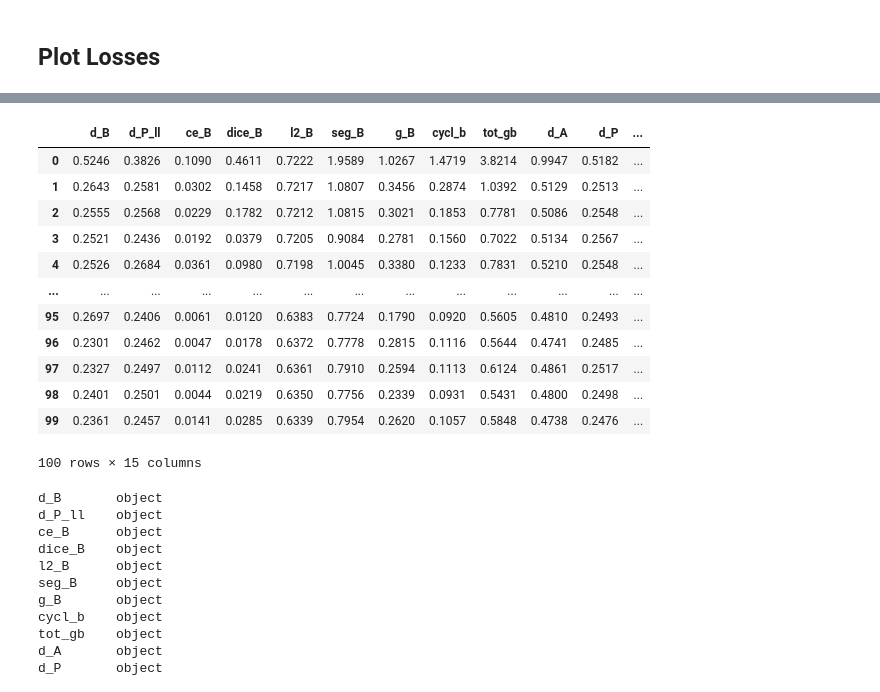
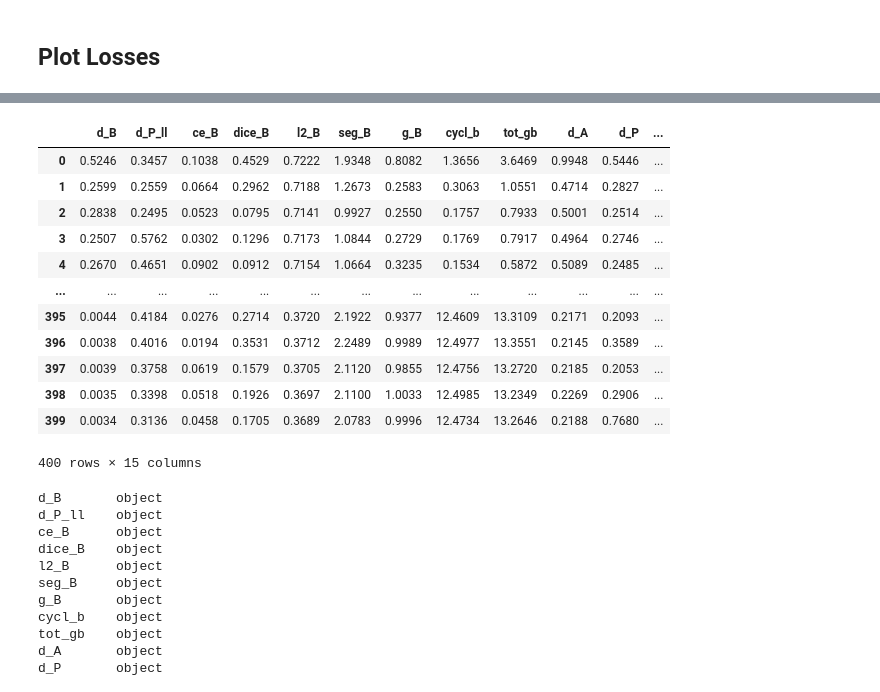
Before and after one commit to 2Falx/SIFA, a Jupyter notebook: SIFA_Implementation_Tf2-.ipynb, the cells around one changed output, grey strips where cells are left out. Drawn from its saved outputs; the diff is of its cells as text; code cells hidden in the pictures.

```diff
--- a/SIFA_Implementation_Tf2-.ipynb
+++ b/SIFA_Implementation_Tf2-.ipynb
@@ -796,6 +779,6 @@ Image(url="vessel_result.png")
 import os
 import pandas as pd
 #Change "date" according to the name of the wanted output
-date = "20220625-122709"
+date = "20220615-113621"
 path = os.path.join(os.getcwd(),"output",date,"losses")
 # %% [output]
@@ -891,32 +859,33 @@ with open("loss_path.txt","r") as files_list:
 # %%
 import pandas as pd
 #Select a file from the above list
-file_name = "./SIFA/output/20220625-122709/losses/tot_losses.csv"
+file_name = "./SIFA/output/20220615-113621/losses/tot_losses.csv"
+#file_name = "./SIFA/output/{date}/losses/tot_losses.csv"
 df = pd.DataFrame(columns = ['d_B', 'd_P_ll', 'ce_B', 'dice_B', 'l2_B', 'seg_B', 'g_B', 'cycl_b', 'tot_gb', 'd_A', 'd_P', 'g_A', 'cycl_a', 'tot_ga', 'iter#'])
 
 with open(file_name,"r") as f:
     for i,line in enumerate(f):
         line = preprocess_line(line)
         line = line.split(",")
         if i!=0:
             df.loc[len(df)] = line
 
 
 df
 # %% [output]
 |  | d_B | d_P_ll | ce_B | dice_B | l2_B | seg_B | g_B | cycl_b | tot_gb | d_A | d_P | ... |
-| 0 | 0.5246 | 0.3826 | 0.1090 | 0.4611 | 0.7222 | 1.9589 | 1.0267 | 1.4719 | 3.8214 | 0.9947 | 0.5182 | ... |
-| 1 | 0.2643 | 0.2581 | 0.0302 | 0.1458 | 0.7217 | 1.0807 | 0.3456 | 0.2874 | 1.0392 | 0.5129 | 0.2513 | ... |
-| 2 | 0.2555 | 0.2568 | 0.0229 | 0.1782 | 0.7212 | 1.0815 | 0.3021 | 0.1853 | 0.7781 | 0.5086 | 0.2548 | ... |
-| 3 | 0.2521 | 0.2436 | 0.0192 | 0.0379 | 0.7205 | 0.9084 | 0.2781 | 0.1560 | 0.7022 | 0.5134 | 0.2567 | ... |
-| 4 | 0.2526 | 0.2684 | 0.0361 | 0.0980 | 0.7198 | 1.0045 | 0.3380 | 0.1233 | 0.7831 | 0.5210 | 0.2548 | ... |
+| 0 | 0.5246 | 0.3457 | 0.1038 | 0.4529 | 0.7222 | 1.9348 | 0.8082 | 1.3656 | 3.6469 | 0.9948 | 0.5446 | ... |
+| 1 | 0.2599 | 0.2559 | 0.0664 | 0.2962 | 0.7188 | 1.2673 | 0.2583 | 0.3063 | 1.0551 | 0.4714 | 0.2827 | ... |
+| 2 | 0.2838 | 0.2495 | 0.0523 | 0.0795 | 0.7141 | 0.9927 | 0.2550 | 0.1757 | 0.7933 | 0.5001 | 0.2514 | ... |
+| 3 | 0.2507 | 0.5762 | 0.0302 | 0.1296 | 0.7173 | 1.0844 | 0.2729 | 0.1769 | 0.7917 | 0.4964 | 0.2746 | ... |
+| 4 | 0.2670 | 0.4651 | 0.0902 | 0.0912 | 0.7154 | 1.0664 | 0.3235 | 0.1534 | 0.5872 | 0.5089 | 0.2485 | ... |
 | ... | ... | ... | ... | ... | ... | ... | ... | ... | ... | ... | ... | ... |
-| 95 | 0.2697 | 0.2406 | 0.0061 | 0.0120 | 0.6383 | 0.7724 | 0.1790 | 0.0920 | 0.5605 | 0.4810 | 0.2493 | ... |
-| 96 | 0.2301 | 0.2462 | 0.0047 | 0.0178 | 0.6372 | 0.7778 | 0.2815 | 0.1116 | 0.5644 | 0.4741 | 0.2485 | ... |
-| 97 | 0.2327 | 0.2497 | 0.0112 | 0.0241 | 0.6361 | 0.7910 | 0.2594 | 0.1113 | 0.6124 | 0.4861 | 0.2517 | ... |
-| 98 | 0.2401 | 0.2501 | 0.0044 | 0.0219 | 0.6350 | 0.7756 | 0.2339 | 0.0931 | 0.5431 | 0.4800 | 0.2498 | ... |
-| 99 | 0.2361 | 0.2457 | 0.0141 | 0.0285 | 0.6339 | 0.7954 | 0.2620 | 0.1057 | 0.5848 | 0.4738 | 0.2476 | ... |
+| 395 | 0.0044 | 0.4184 | 0.0276 | 0.2714 | 0.3720 | 2.1922 | 0.9377 | 12.4609 | 13.3109 | 0.2171 | 0.2093 | ... |
+| 396 | 0.0038 | 0.4016 | 0.0194 | 0.3531 | 0.3712 | 2.2489 | 0.9989 | 12.4977 | 13.3551 | 0.2145 | 0.3589 | ... |
+| 397 | 0.0039 | 0.3758 | 0.0619 | 0.1579 | 0.3705 | 2.1120 | 0.9855 | 12.4756 | 13.2720 | 0.2185 | 0.2053 | ... |
+| 398 | 0.0035 | 0.3398 | 0.0518 | 0.1926 | 0.3697 | 2.1100 | 1.0033 | 12.4985 | 13.2349 | 0.2269 | 0.2906 | ... |
+| 399 | 0.0034 | 0.3136 | 0.0458 | 0.1705 | 0.3689 | 2.0783 | 0.9996 | 12.4734 | 13.2646 | 0.2188 | 0.7680 | ... |
-100 rows × 15 columns
+400 rows × 15 columns
 # %%
 print(df.dtypes)
 for col in df.columns:
```
Also changed, not shown: parts of 16 cells of this notebook, 1 other file.
